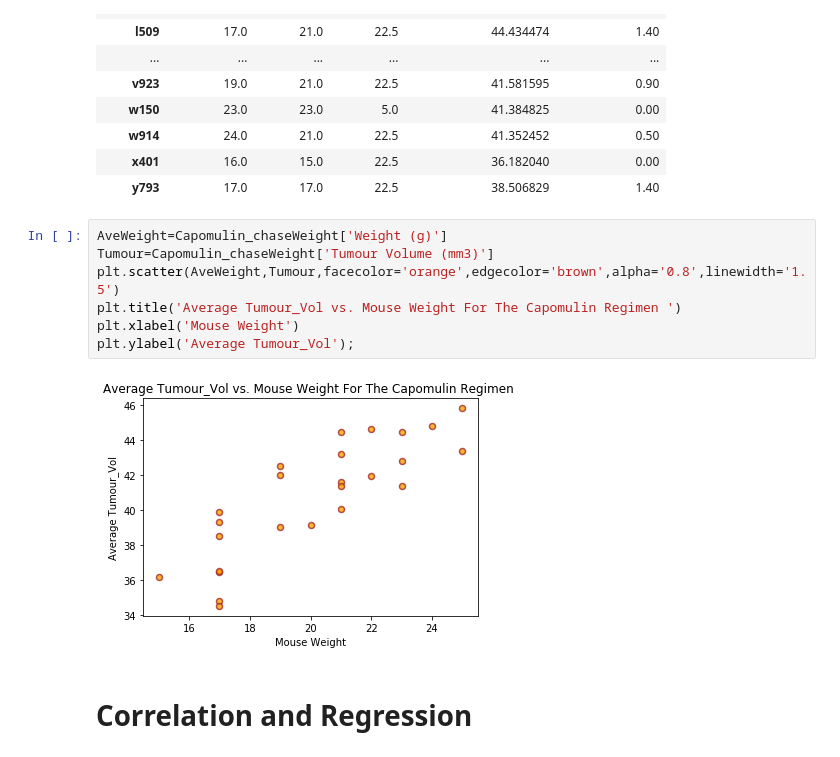
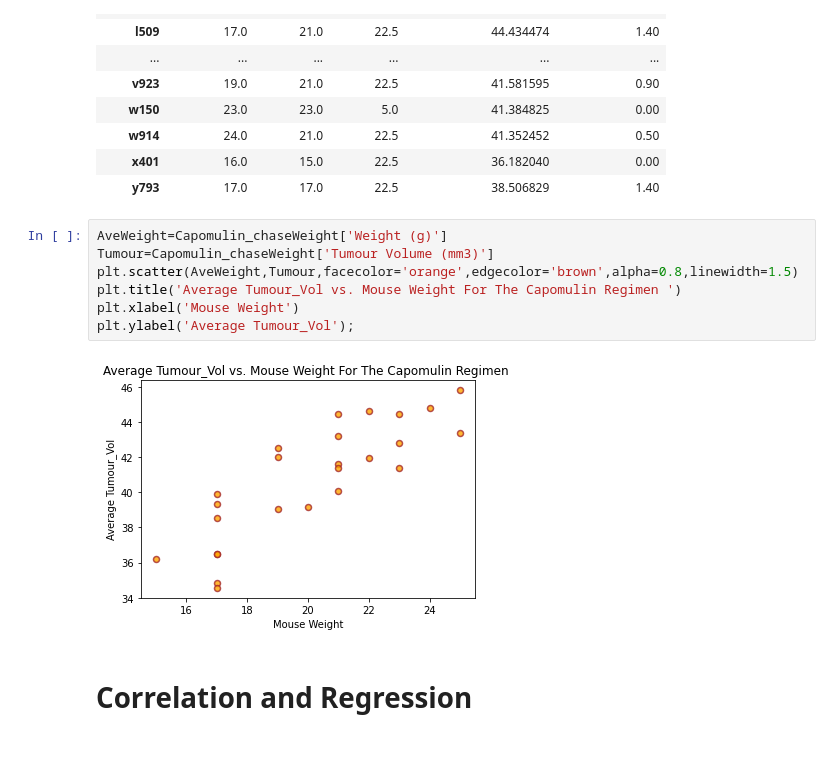
Before and after one commit to LynHJ/Project-Parmaceuticals, a Jupyter notebook: Pymaceuticals.ipynb, the cells around one changed output. Saved outputs shown, nothing was run; the diff lists cells and outputs as text.

```diff
--- a/Pymaceuticals.ipynb
+++ b/Pymaceuticals.ipynb
@@ -382,12 +385,12 @@ Capomulin_chaseWeight
 # %%
 AveWeight=Capomulin_chaseWeight['Weight (g)']
 Tumour=Capomulin_chaseWeight['Tumour Volume (mm3)']
-plt.scatter(AveWeight,Tumour,facecolor='orange',edgecolor='brown',alpha='0.8',linewidth='1.5')
+plt.scatter(AveWeight,Tumour,facecolor='orange',edgecolor='brown',alpha=0.8,linewidth=1.5)
 plt.title('Average Tumour_Vol vs. Mouse Weight For The Capomulin Regimen ')
 plt.xlabel('Mouse Weight')
 plt.ylabel('Average Tumour_Vol');
 # %% [output]
-[figure, old version]
+[figure, new version]
 # %% [markdown]
 # Correlation and Regression
 # %%
```
Also changed, not shown: parts of 11 cells of this notebook, 1 other file.
